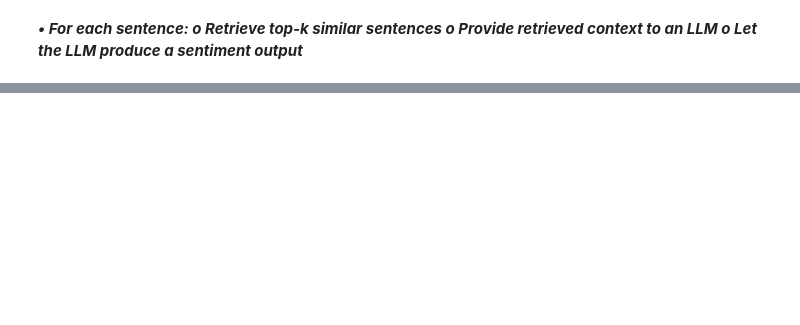
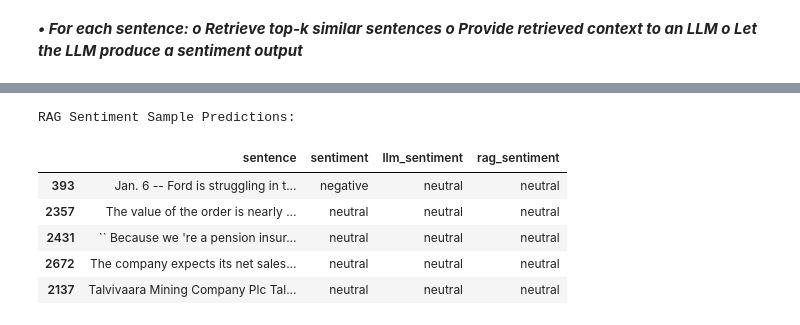
Before and after one commit to MH-Rizvi/Sentiment-Analysis-in-Financial-Text-using-RAG-LLM-FinBERT, a Jupyter notebook: notebook.ipynb, the cells around one changed output, grey strips where cells are left out. Drawn from its saved outputs; the diff is of its cells as text; code cells hidden in the pictures; blank space fills up the shorter version.

```diff
--- a/notebook.ipynb
+++ b/notebook.ipynb
@@ -819,0 +642,78 @@ RAG Confusion Matrix:
+# %%
+# Re-using the Local LLM loaded in Task 3.B
+# llm_pipeline is assumed to be available
+# llm_pipeline = pipeline("text-generation", model=model, tokenizer=tokenizer)
+
+K = 5 # Number of nearest neighbors to retrieve
+
+# Define RAG-Enhanced Sentiment Prompt
+def get_rag_prompt(query_sentence, retrieved_context):
+    """
+    Formats the prompt to include the retrieved similar examples.
+    """
+    context_str = "\n".join([
+        f"Context Sentence: \"{sent}\" | Ground Truth Sentiment: {sent_label}"
+        for sent, sent_label in retrieved_context
+    ])
+
+    prompt = f"""
+You are a financial sentiment classifier. Analyze the provided context of similar financial sentences and their known sentiments to help classify the sentiment of the NEW SENTENCE.
+
+---
+CONTEXT (Similar Examples):
+{context_str}
+---
+NEW SENTENCE:
+Classify the sentiment of the following financial sentence as Positive, Neutral, or Negative:
+"{query_sentence}"
+Sentiment:
+"""
+    return prompt.strip()
+
+# New column for RAG sentiment
+data["rag_sentiment"] = ""
+
+for idx, row in tqdm(data.iterrows(), total=len(data), desc="RAG-Enhanced Sentiment Analysis"):
+    query_sentence = row["sentence"]
+
+    # 1. Retrieve top-K similar sentences
+    query_embedding = embedder.encode([query_sentence]).astype('float32')
+
+    # D: distances, I: indices of the nearest neighbors
+    D_faiss, I_faiss = index.search(query_embedding, K + 1) # Search for K+1 to exclude the query itself (index 0)
+
+    # The query sentence itself will almost always be the closest neighbor (index 0).
+    # We skip the first result to get only the true neighbors.
+    neighbor_indices = I_faiss[0][1:]
+
+    # Retrieve the sentences and their ground truth sentiments
+    retrieved_context = [
+        (data.iloc[i]['sentence'], data.iloc[i]['sentiment'])
+        for i in neighbor_indices
+    ]
+
+    # 2. Provide retrieved context to the LLM
+    prompt = get_rag_prompt(query_sentence, retrieved_context)
+
+    # 3. Let the LLM produce a sentiment output
+    result = llm_pipeline(prompt, max_new_tokens=10, do_sample=False)
+
+    # Extract output text and normalize (same cleaning logic as Task B)
+    output_text = result[0]['generated_text'].split("Sentiment:")[-1].strip().lower()
+
+    # Apply cleaning and mapping
+    final_sentiment = mapping.get(output_text, 'neutral') # Use the same mapping dict from Task 3.B
+
+    # Store in DataFrame
+    data.at[idx, "rag_sentiment"] = final_sentiment # type: ignore
+
+print("\nRAG Sentiment Sample Predictions:")
+display(data[['sentence', 'sentiment', 'llm_sentiment', 'rag_sentiment']].sample(5))
+# %% [output]
+RAG Sentiment Sample Predictions:
+|  | sentence | sentiment | llm_sentiment | rag_sentiment |
+| 393 | Jan. 6 -- Ford is struggling in t... | negative | neutral | neutral |
+| 2357 | The value of the order is nearly ... | neutral | neutral | neutral |
+| 2431 | `` Because we 're a pension insur... | neutral | neutral | neutral |
+| 2672 | The company expects its net sales... | neutral | neutral | neutral |
+| 2137 | Talvivaara Mining Company Plc Tal... | neutral | neutral | neutral |
```
Also changed, not shown: parts of 26 cells of this notebook, 1 other file.
